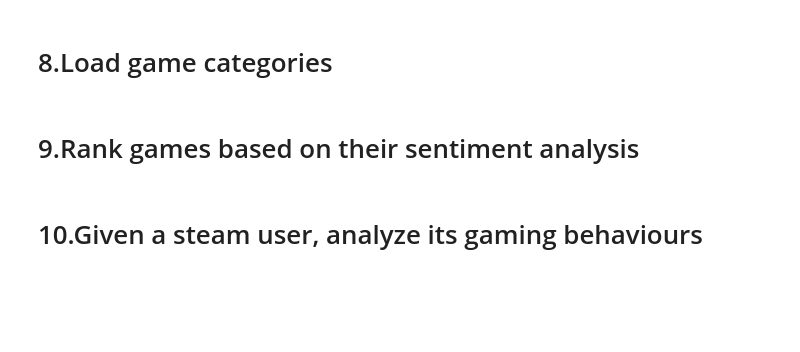
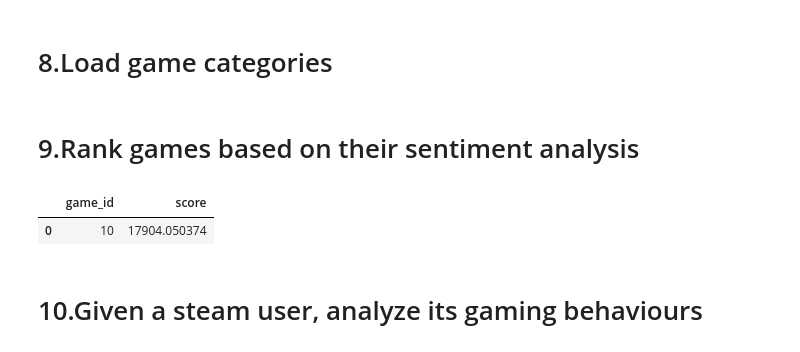
Before and after one commit to Panemiele/Steam-Games-Recommendation-System, a Jupyter notebook: sentiment-analysis.ipynb, the cells around one changed output. Drawn from its saved outputs; the diff is of its cells as text; code cells hidden in the pictures; blank space fills up the shorter version.

```diff
--- a/sentiment-analysis.ipynb
+++ b/sentiment-analysis.ipynb
@@ -474,6 +479,9 @@ plt.show()
 # %%
-def checker(text, sa_algorithm):
+import math
+def execute_sentiment_analysis(text, sa_algorithm):
+    if text is None or text == "" or (math.isnan(text) if type(text) == float else False):
+        return 0
     test = convert_text(text)
-    X = cv.transform([test])
-    return sa_algorithm.predict(X)[0]
+    X = tfidf.transform([test])
+    return sa_algorithm.predict(X)[0] * max(sa_algorithm.predict_proba(X)[0])
 # %%
@@ -630,0 +582,31 @@ gameid_tags.info()
+# %%
+from tqdm import tqdm
+chosen_algorithm = sgd
+score = pd.DataFrame(columns=['game_id', 'score'])
+counter = 0
+
+for index, row in tqdm(revs_og.iterrows(), total=len(revs_og), desc="Processing"):
+    #Weight formula: (valoreSentiment x 1,5)(se review_text non null) + 1,3 x review_score + 1,15 x (review_votes)
+    game_id = row['app_id']
+    review_value = row['review_score']
+    review_votes = review_value * (row['review_votes'])
+    probability = execute_sentiment_analysis(row['review_text'], chosen_algorithm)
+    review_score = review_value + (1 + 0.1 * review_votes) * probability
+
+    if game_id in score['game_id'].values:
+        # Update the 'score' value for the existing 'game_id'
+        score.loc[score['game_id'] == game_id, 'score'] += review_score
+    else:
+        # Create a new DataFrame for the row to append
+        new_row = pd.DataFrame({'game_id': [game_id], 'score': [review_score]})
+        # Concatenate the new DataFrame with the existing 'score' DataFrame
+        score = pd.concat([score, new_row], ignore_index=True)
+
+    counter +=1
+    if counter == 10000:
+        break
+
+score
+# %% [output]
+|  | game_id | score |
+| 0 | 10 | 17904.050374 |
```
Also changed, not shown: parts of 41 cells of this notebook, 1 other file.
